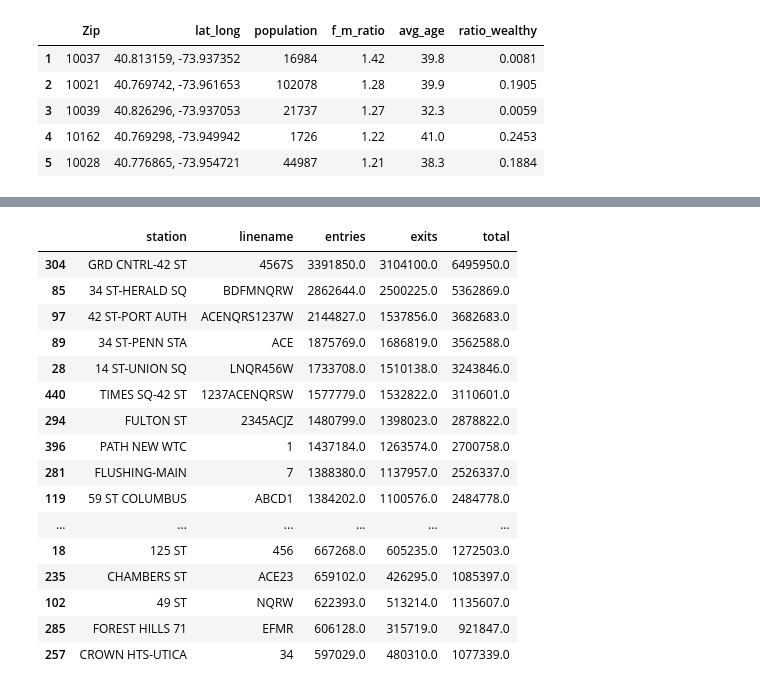
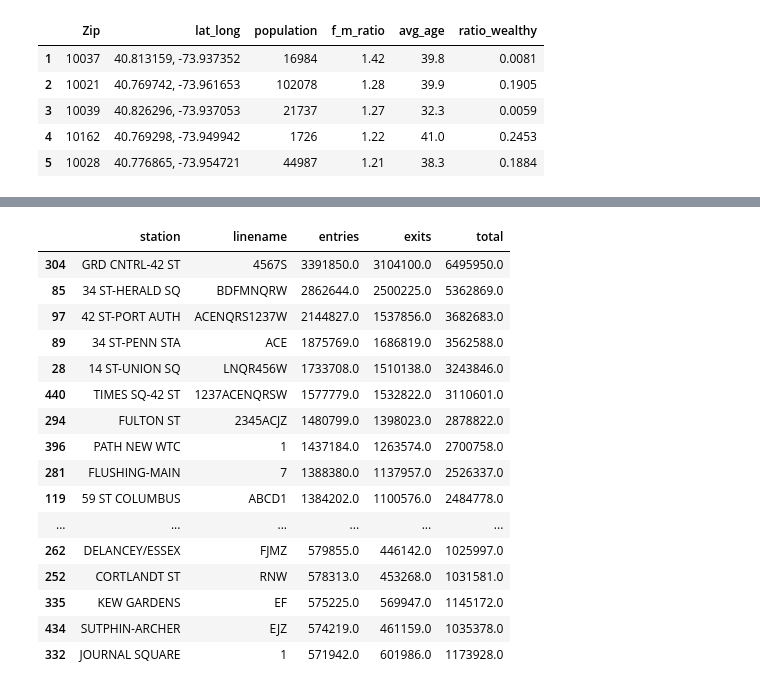
Before and after one commit to DimitriTheoharatos/ProjectBenson, a Jupyter notebook: MTA_EDA_Dimitri-v3.ipynb, the cells around one changed output, grey strips where cells are left out. Drawn from its saved outputs; the diff is of its cells as text; code cells hidden in the pictures.

```diff
--- a/MTA_EDA_Dimitri-v3.ipynb
+++ b/MTA_EDA_Dimitri-v3.ipynb
@@ -489,23 +497,23 @@ link_df = pd.read_csv('BensonStations.csv')
 # %%
 top25 = grouped_by_station.sort_values(['entries'],ascending = False)
-top25 = top25.head(40)
+top25 = top25.head(50)
 top25
 # %% [output]
 |  | station | linename | entries | exits | total |
 | 304 | GRD CNTRL-42 ST | 4567S | 3391850.0 | 3104100.0 | 6495950.0 |
 | 85 | 34 ST-HERALD SQ | BDFMNQRW | 2862644.0 | 2500225.0 | 5362869.0 |
 | 97 | 42 ST-PORT AUTH | ACENQRS1237W | 2144827.0 | 1537856.0 | 3682683.0 |
 | 89 | 34 ST-PENN STA | ACE | 1875769.0 | 1686819.0 | 3562588.0 |
 | 28 | 14 ST-UNION SQ | LNQR456W | 1733708.0 | 1510138.0 | 3243846.0 |
 | 440 | TIMES SQ-42 ST | 1237ACENQRSW | 1577779.0 | 1532822.0 | 3110601.0 |
 | 294 | FULTON ST | 2345ACJZ | 1480799.0 | 1398023.0 | 2878822.0 |
 | 396 | PATH NEW WTC | 1 | 1437184.0 | 1263574.0 | 2700758.0 |
 | 281 | FLUSHING-MAIN | 7 | 1388380.0 | 1137957.0 | 2526337.0 |
 | 119 | 59 ST COLUMBUS | ABCD1 | 1384202.0 | 1100576.0 | 2484778.0 |
 | ... | ... | ... | ... | ... | ... |
-| 18 | 125 ST | 456 | 667268.0 | 605235.0 | 1272503.0 |
-| 235 | CHAMBERS ST | ACE23 | 659102.0 | 426295.0 | 1085397.0 |
-| 102 | 49 ST | NQRW | 622393.0 | 513214.0 | 1135607.0 |
-| 285 | FOREST HILLS 71 | EFMR | 606128.0 | 315719.0 | 921847.0 |
-| 257 | CROWN HTS-UTICA | 34 | 597029.0 | 480310.0 | 1077339.0 |
+| 262 | DELANCEY/ESSEX | FJMZ | 579855.0 | 446142.0 | 1025997.0 |
+| 252 | CORTLANDT ST | RNW | 578313.0 | 453268.0 | 1031581.0 |
+| 335 | KEW GARDENS | EF | 575225.0 | 569947.0 | 1145172.0 |
+| 434 | SUTPHIN-ARCHER | EJZ | 574219.0 | 461159.0 | 1035378.0 |
+| 332 | JOURNAL SQUARE | 1 | 571942.0 | 601986.0 | 1173928.0 |
 # %%
```
Also changed, not shown: parts of 17 cells of this notebook, 1 other file.
